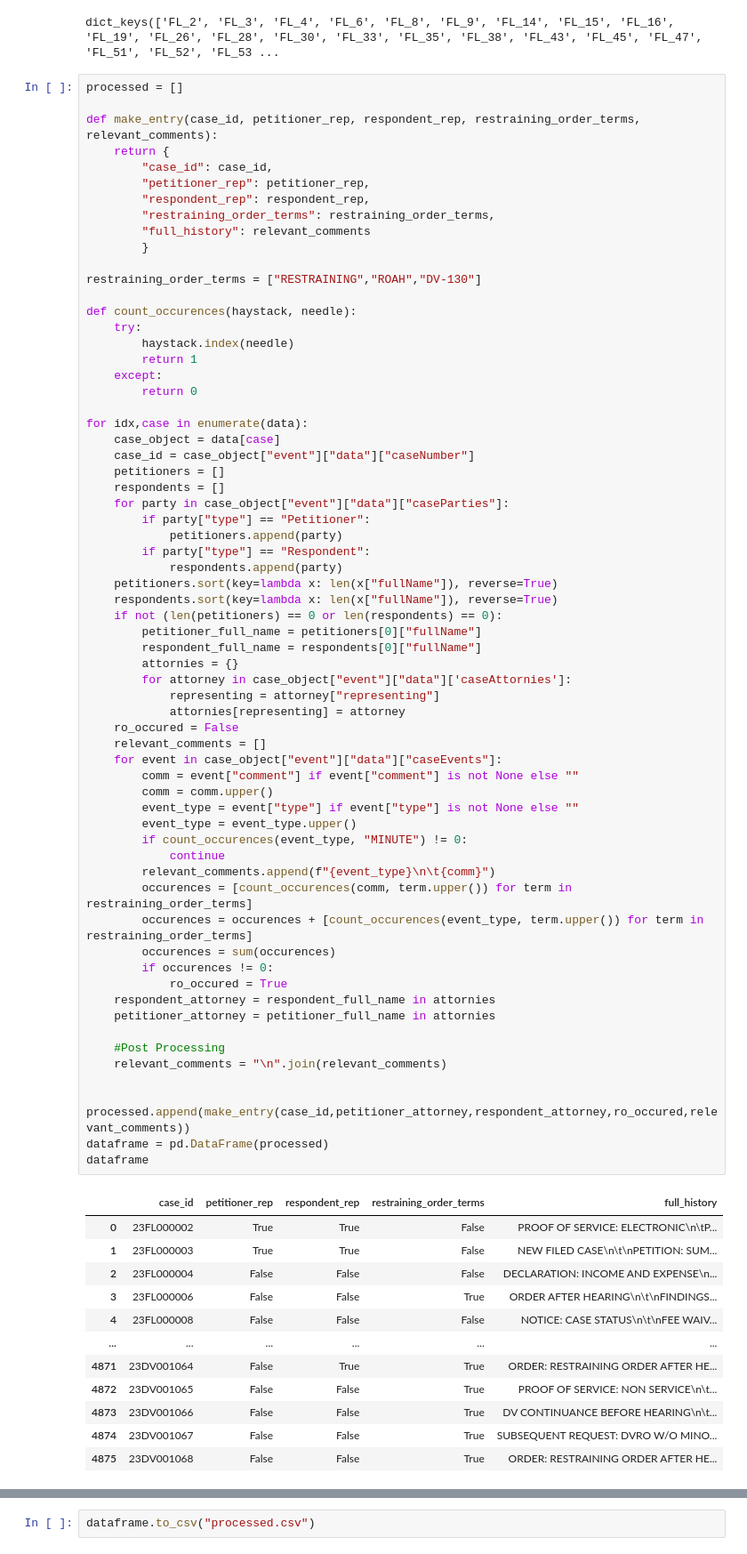
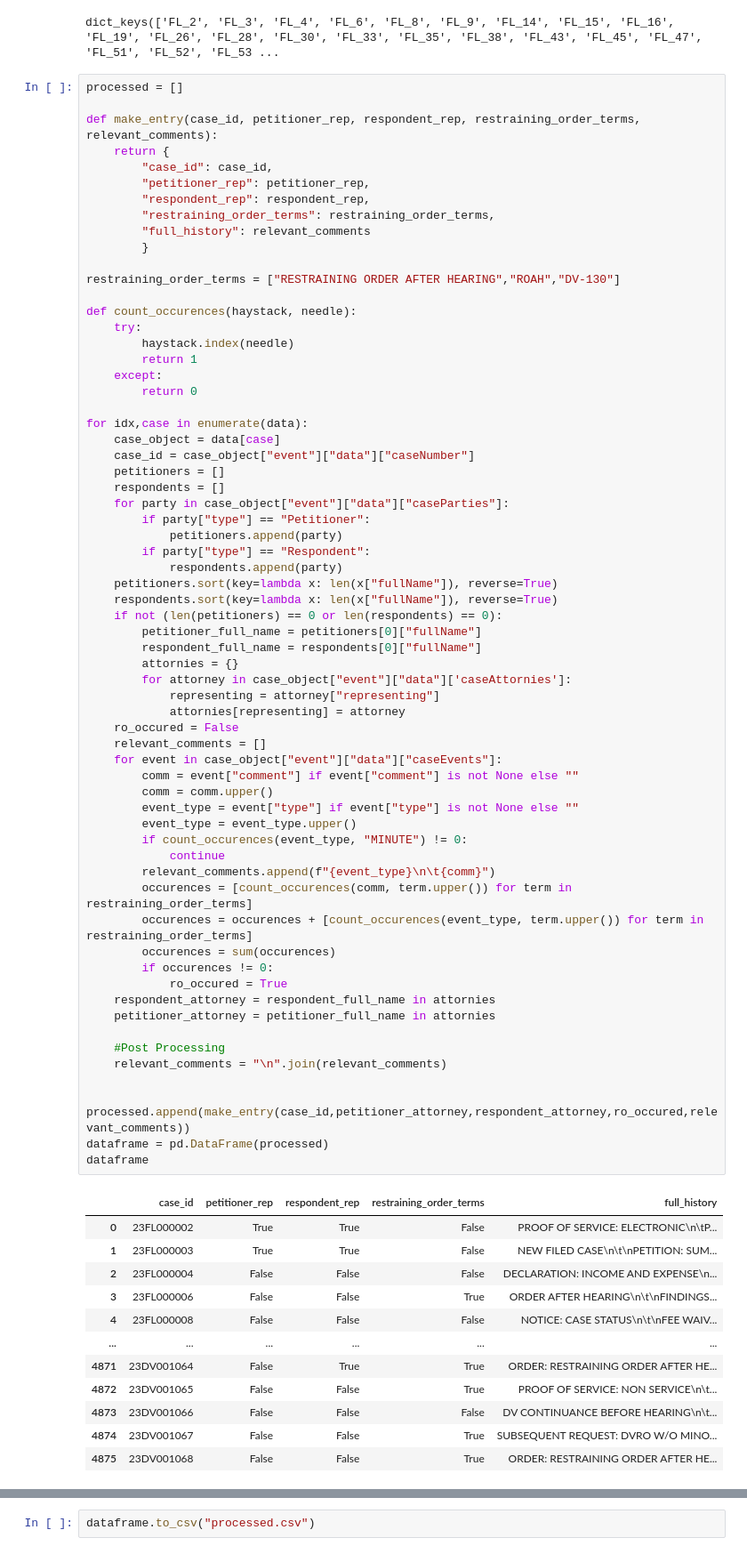
Before and after one commit to amanguptaBay/Elevate-Community-Center-Domestic-Violence-Data-Retrieval, a Jupyter notebook: processing.ipynb, the cells around one changed output, grey strips where cells are left out. Shown: that part at 89% size. Drawn from its saved outputs; the diff is of its cells as text.

Commit message:
Restraining order terms much more accurate

```diff
--- a/processing.ipynb
+++ b/processing.ipynb
@@ -27,7 +27,7 @@ def make_entry(case_id, petitioner_rep, respondent_rep, restraining_order_terms,
         "full_history": relevant_comments
         }
 
-restraining_order_terms = ["RESTRAINING","ROAH","DV-130"]
+restraining_order_terms = ["RESTRAINING ORDER AFTER HEARING","ROAH","DV-130"]
 
 def count_occurences(haystack, needle):
     try:
@@ -62,34 +62,34 @@ for idx,case in enumerate(data):
         comm = comm.upper()
         event_type = event["type"] if event["type"] is not None else ""
         event_type = event_type.upper()
         if count_occurences(event_type, "MINUTE") != 0:
             continue
         relevant_comments.append(f"{event_type}\n\t{comm}")
         occurences = [count_occurences(comm, term.upper()) for term in restraining_order_terms]
         occurences = occurences + [count_occurences(event_type, term.upper()) for term in restraining_order_terms]
         occurences = sum(occurences)
         if occurences != 0:
             ro_occured = True
     respondent_attorney = respondent_full_name in attornies
     petitioner_attorney = petitioner_full_name in attornies
 
     #Post Processing
     relevant_comments = "\n".join(relevant_comments)
 
     processed.append(make_entry(case_id,petitioner_attorney,respondent_attorney,ro_occured,relevant_comments))
 dataframe = pd.DataFrame(processed)
 dataframe
 # %% [output]
 |  | case_id | petitioner_rep | respondent_rep | restraining_order_terms | full_history |
 | 0 | 23FL000002 | True | True | False | PROOF OF SERVICE: ELECTRONIC\n\tP... |
 | 1 | 23FL000003 | True | True | False | NEW FILED CASE\n\t\nPETITION: SUM... |
 | 2 | 23FL000004 | False | False | False | DECLARATION: INCOME AND EXPENSE\n... |
 | 3 | 23FL000006 | False | False | True | ORDER AFTER HEARING\n\t\nFINDINGS... |
 | 4 | 23FL000008 | False | False | False | NOTICE: CASE STATUS\n\t\nFEE WAIV... |
 | ... | ... | ... | ... | ... | ... |
 | 4871 | 23DV001064 | False | True | True | ORDER: RESTRAINING ORDER AFTER HE... |
 | 4872 | 23DV001065 | False | False | True | PROOF OF SERVICE: NON SERVICE\n\t... |
-| 4873 | 23DV001066 | False | False | True | DV CONTINUANCE BEFORE HEARING\n\t... |
+| 4873 | 23DV001066 | False | False | False | DV CONTINUANCE BEFORE HEARING\n\t... |
 | 4874 | 23DV001067 | False | False | True | SUBSEQUENT REQUEST: DVRO W/O MINO... |
 | 4875 | 23DV001068 | False | False | True | ORDER: RESTRAINING ORDER AFTER HE... |
 4876 rows × 5 columns
```
Also changed, not shown: 1 other file.
